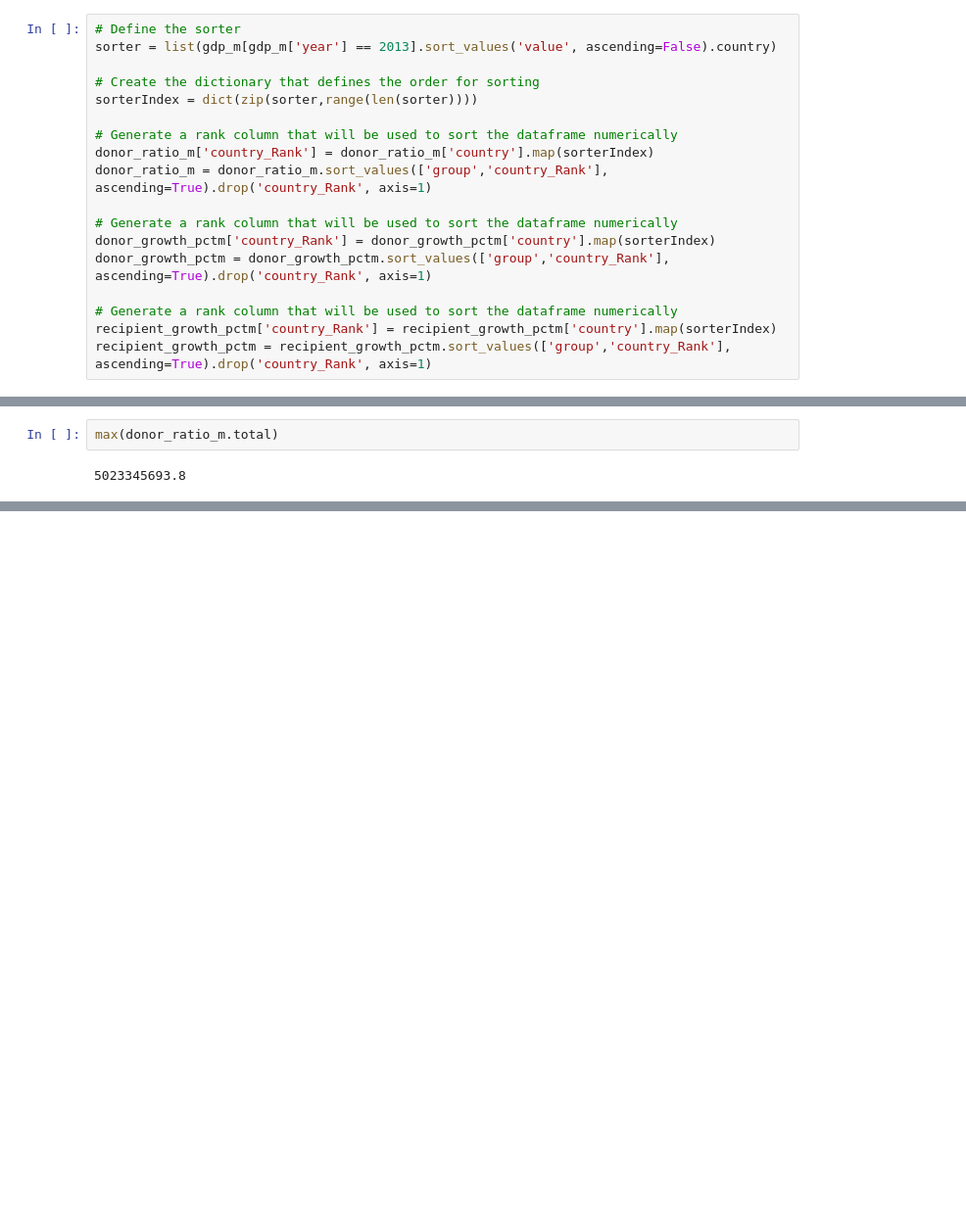
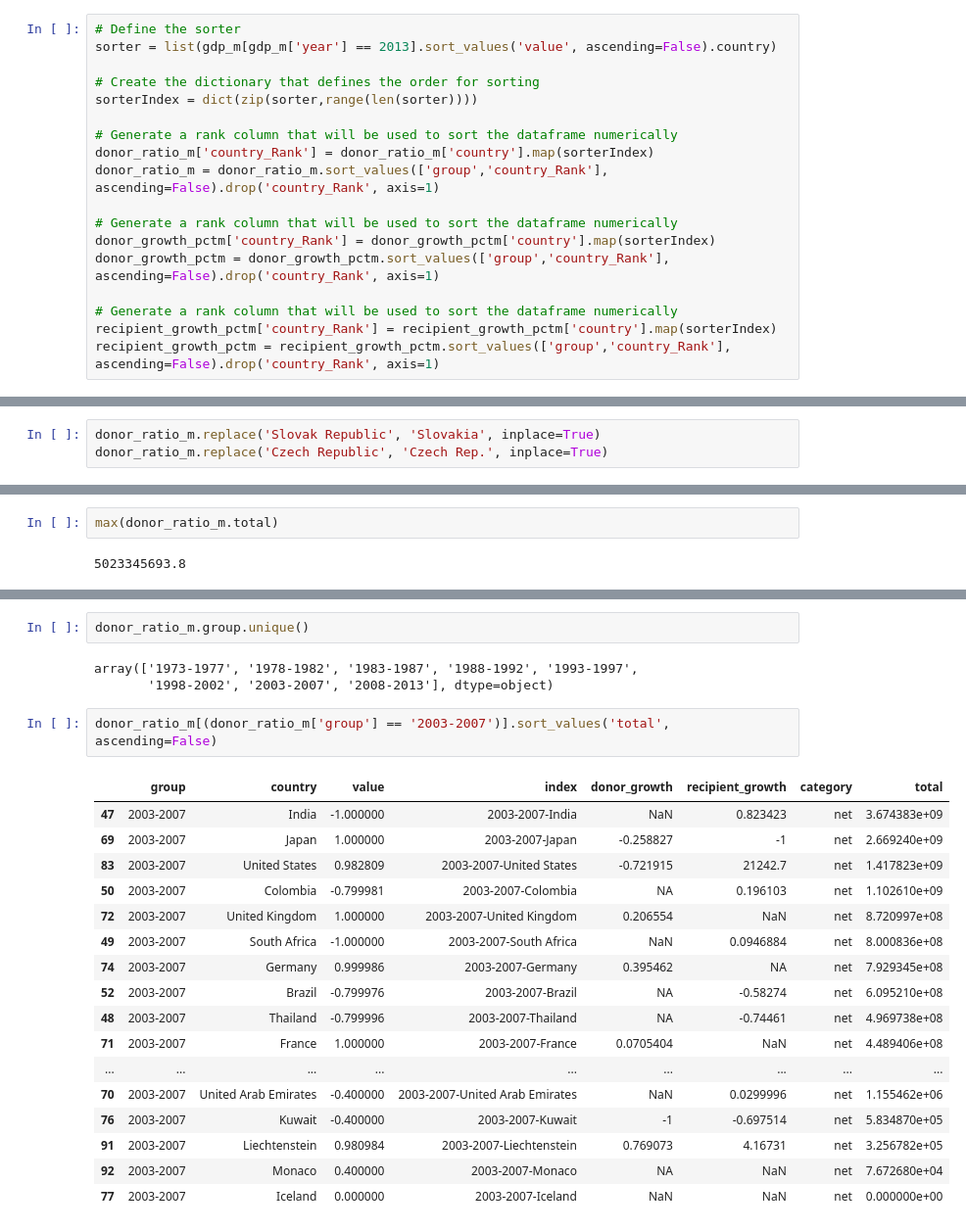
Before and after one commit to dianaow/dianaow.github.io, a Jupyter notebook: SWDchallenge/data/data_processing.ipynb, the cells around one changed output, grey strips where cells are left out. Shown: that part at 98% size. Cells and saved outputs as stored; diff of their text form; blank space fills up the shorter version.

```diff
--- a/SWDchallenge/data/data_processing.ipynb
+++ b/SWDchallenge/data/data_processing.ipynb
@@ -824,15 +824,15 @@ sorterIndex = dict(zip(sorter,range(len(sorter))))
 
 # Generate a rank column that will be used to sort the dataframe numerically
 donor_ratio_m['country_Rank'] = donor_ratio_m['country'].map(sorterIndex)
-donor_ratio_m = donor_ratio_m.sort_values(['group','country_Rank'], ascending=True).drop('country_Rank', axis=1)
+donor_ratio_m = donor_ratio_m.sort_values(['group','country_Rank'], ascending=False).drop('country_Rank', axis=1)
 
 # Generate a rank column that will be used to sort the dataframe numerically
 donor_growth_pctm['country_Rank'] = donor_growth_pctm['country'].map(sorterIndex)
-donor_growth_pctm = donor_growth_pctm.sort_values(['group','country_Rank'], ascending=True).drop('country_Rank', axis=1)
+donor_growth_pctm = donor_growth_pctm.sort_values(['group','country_Rank'], ascending=False).drop('country_Rank', axis=1)
 
 # Generate a rank column that will be used to sort the dataframe numerically
 recipient_growth_pctm['country_Rank'] = recipient_growth_pctm['country'].map(sorterIndex)
-recipient_growth_pctm = recipient_growth_pctm.sort_values(['group','country_Rank'], ascending=True).drop('country_Rank', axis=1)
+recipient_growth_pctm = recipient_growth_pctm.sort_values(['group','country_Rank'], ascending=False).drop('country_Rank', axis=1)
 # %%
 total_donations = all_country_PT1[all_country_PT1['category'] == 'net']
 total_donations = pd.melt(total_donations, id_vars=['country', 'category']).rename(columns={'variable': 'year'})
@@ -842,6 +842,9 @@ total_donations = total_donations.groupby(['country', 'category', 'group']).mean
 donor_ratio_m = pd.merge(donor_ratio_m, donor_growth_pctm.rename(columns={'value': 'donor_growth'}), on=['country', 'group', 'index'], how='left')
 donor_ratio_m = pd.merge(donor_ratio_m, recipient_growth_pctm.rename(columns={'value': 'recipient_growth'}), on=['country', 'group', 'index'], how='left')
 donor_ratio_m = pd.merge(donor_ratio_m, total_donations.rename(columns={'value': 'total'}), on=['country', 'group'], how='left')
+# %%
+donor_ratio_m.replace('Slovak Republic', 'Slovakia', inplace=True)
+donor_ratio_m.replace('Czech Republic', 'Czech Rep.', inplace=True)
 # %%
 #recipient_growth_pctm.to_csv('recipient_growth_pctm.csv', index=False)
 #donor_growth_pctm.to_csv('donor_growth_pctm.csv', index=False)
@@ -875,0 +880,25 @@ donor_ratio_m[donor_ratio_m['country'] == 'Monaco']
+# %%
+donor_ratio_m.group.unique()
+# %% [output]
+array(['1973-1977', '1978-1982', '1983-1987', '1988-1992', '1993-1997',
+       '1998-2002', '2003-2007', '2008-2013'], dtype=object)
+# %%
+donor_ratio_m[(donor_ratio_m['group'] == '2003-2007')].sort_values('total', ascending=False)
+# %% [output]
+|  | group | country | value | index | donor_growth | recipient_growth | category | total |
+| 47 | 2003-2007 | India | -1.000000 | 2003-2007-India | NaN | 0.823423 | net | 3.674383e+09 |
+| 69 | 2003-2007 | Japan | 1.000000 | 2003-2007-Japan | -0.258827 | -1 | net | 2.669240e+09 |
+| 83 | 2003-2007 | United States | 0.982809 | 2003-2007-United States | -0.721915 | 21242.7 | net | 1.417823e+09 |
+| 50 | 2003-2007 | Colombia | -0.799981 | 2003-2007-Colombia | NA | 0.196103 | net | 1.102610e+09 |
+| 72 | 2003-2007 | United Kingdom | 1.000000 | 2003-2007-United Kingdom | 0.206554 | NaN | net | 8.720997e+08 |
+| 49 | 2003-2007 | South Africa | -1.000000 | 2003-2007-South Africa | NaN | 0.0946884 | net | 8.000836e+08 |
+| 74 | 2003-2007 | Germany | 0.999986 | 2003-2007-Germany | 0.395462 | NA | net | 7.929345e+08 |
+| 52 | 2003-2007 | Brazil | -0.799976 | 2003-2007-Brazil | NA | -0.58274 | net | 6.095210e+08 |
+| 48 | 2003-2007 | Thailand | -0.799996 | 2003-2007-Thailand | NA | -0.74461 | net | 4.969738e+08 |
+| 71 | 2003-2007 | France | 1.000000 | 2003-2007-France | 0.0705404 | NaN | net | 4.489406e+08 |
+| ... | ... | ... | ... | ... | ... | ... | ... | ... |
+| 70 | 2003-2007 | United Arab Emirates | -0.400000 | 2003-2007-United Arab Emirates | NaN | 0.0299996 | net | 1.155462e+06 |
+| 76 | 2003-2007 | Kuwait | -0.400000 | 2003-2007-Kuwait | -1 | -0.697514 | net | 5.834870e+05 |
+| 91 | 2003-2007 | Liechtenstein | 0.980984 | 2003-2007-Liechtenstein | 0.769073 | 4.16731 | net | 3.256782e+05 |
+| 92 | 2003-2007 | Monaco | 0.400000 | 2003-2007-Monaco | NA | NaN | net | 7.672680e+04 |
+| 77 | 2003-2007 | Iceland | 0.000000 | 2003-2007-Iceland | NaN | NaN | net | 0.000000e+00 |
```
Also changed, not shown: parts of 11 cells of this notebook, 9 other files.
